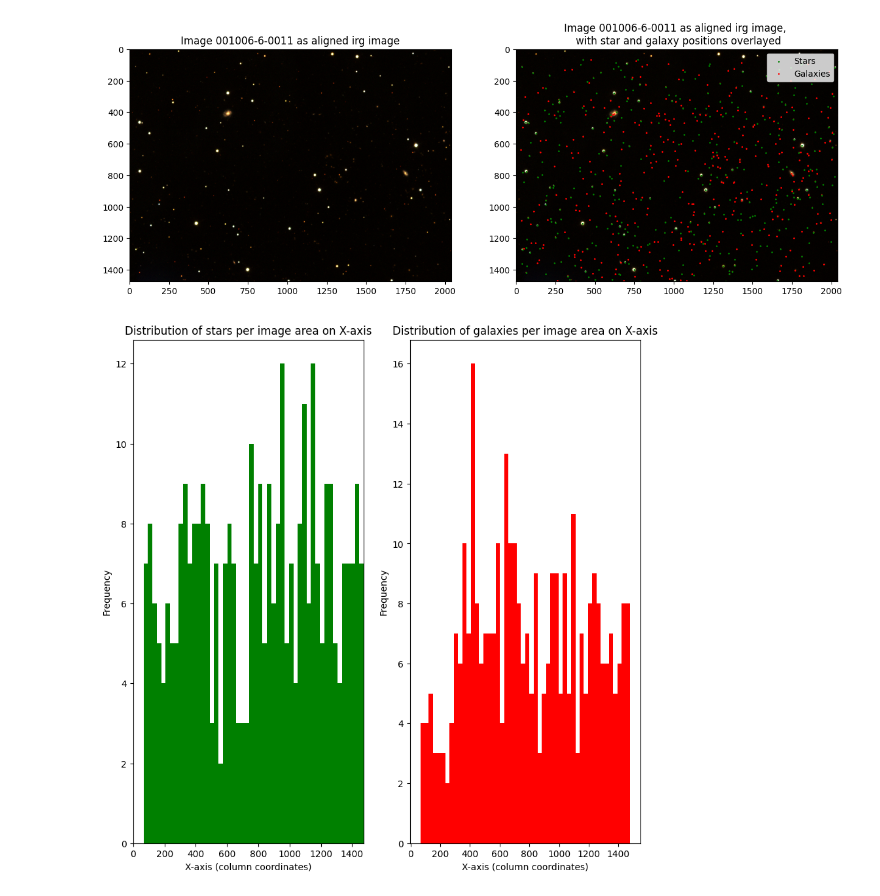
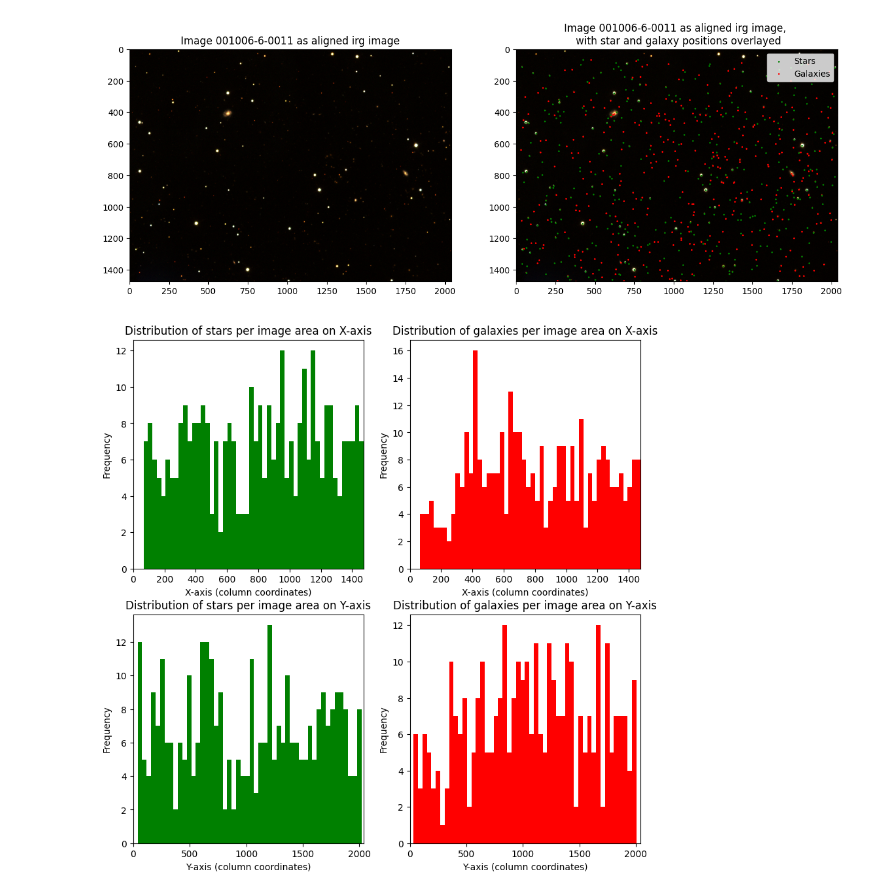
Before and after one commit to felix-zailskas/star-galaxy-classification, a Jupyter notebook: src/alignment_demo.ipynb, the cells around one changed output. Drawn from its saved outputs; the diff is of its cells as text; code cells hidden in the pictures.

Commit message:
Extended hist subplots to y-axes too

```diff
--- a/src/alignment_demo.ipynb
+++ b/src/alignment_demo.ipynb
@@ -57,21 +57,33 @@ Clipping input data to the valid range for imshow with RGB data ([0..1] for floa
 Clipping input data to the valid range for imshow with RGB data ([0..1] for floats or [0..255] for integers).
 [figure]
 # %%
-fig, ax = plt.subplots(1, 2, figsize=(10,10))
+fig, ax = plt.subplots(2, 2, figsize=(10,10))
 
-ax[0].hist(stars[:,1], bins=50, color='green')  # Adjust the number of bins as needed
-ax[0].set_xlabel('X-axis (column coordinates)')
-ax[0].set_ylabel('Frequency')
-ax[0].title.set_text('Distribution of stars per image area on X-axis')
-ax[0].set_xlim(0,1474)
+ax[0,0].hist(stars[:,1], bins=50, color='green')  # Adjust the number of bins as needed
+ax[0,0].set_xlabel('X-axis (column coordinates)')
+ax[0,0].set_ylabel('Frequency')
+ax[0,0].title.set_text('Distribution of stars per image area on X-axis')
+ax[0,0].set_xlim(0,1474)
 
-ax[1].hist(galaxies[:,1], bins=50, color='red')  # Adjust the number of bins as needed
-ax[1].set_xlabel('X-axis (column coordinates)')
-ax[1].set_ylabel('Frequency')
-ax[1].title.set_text('Distribution of galaxies per image area on X-axis')
-ax[0].set_xlim(0,1474)
+ax[0,1].hist(galaxies[:,1], bins=50, color='red')  # Adjust the number of bins as needed
+ax[0,1].set_xlabel('X-axis (column coordinates)')
+ax[0,1].set_ylabel('Frequency')
+ax[0,1].title.set_text('Distribution of galaxies per image area on X-axis')
+ax[0,1].set_xlim(0,1474)
+
+ax[1,0].hist(stars[:,0], bins=50, color='green')  # Adjust the number of bins as needed
+ax[1,0].set_xlabel('Y-axis (column coordinates)')
+ax[1,0].set_ylabel('Frequency')
+ax[1,0].title.set_text('Distribution of stars per image area on Y-axis')
+ax[1,0].set_xlim(0,2041)
+
+ax[1,1].hist(galaxies[:,0], bins=50, color='red')  # Adjust the number of bins as needed
+ax[1,1].set_xlabel('Y-axis (column coordinates)')
+ax[1,1].set_ylabel('Frequency')
+ax[1,1].title.set_text('Distribution of galaxies per image area on Y-axis')
+ax[1,1].set_xlim(0,2041)
 
 
 plt.show()
 # %% [output]
-[figure, old version]
+[figure, new version]
```
